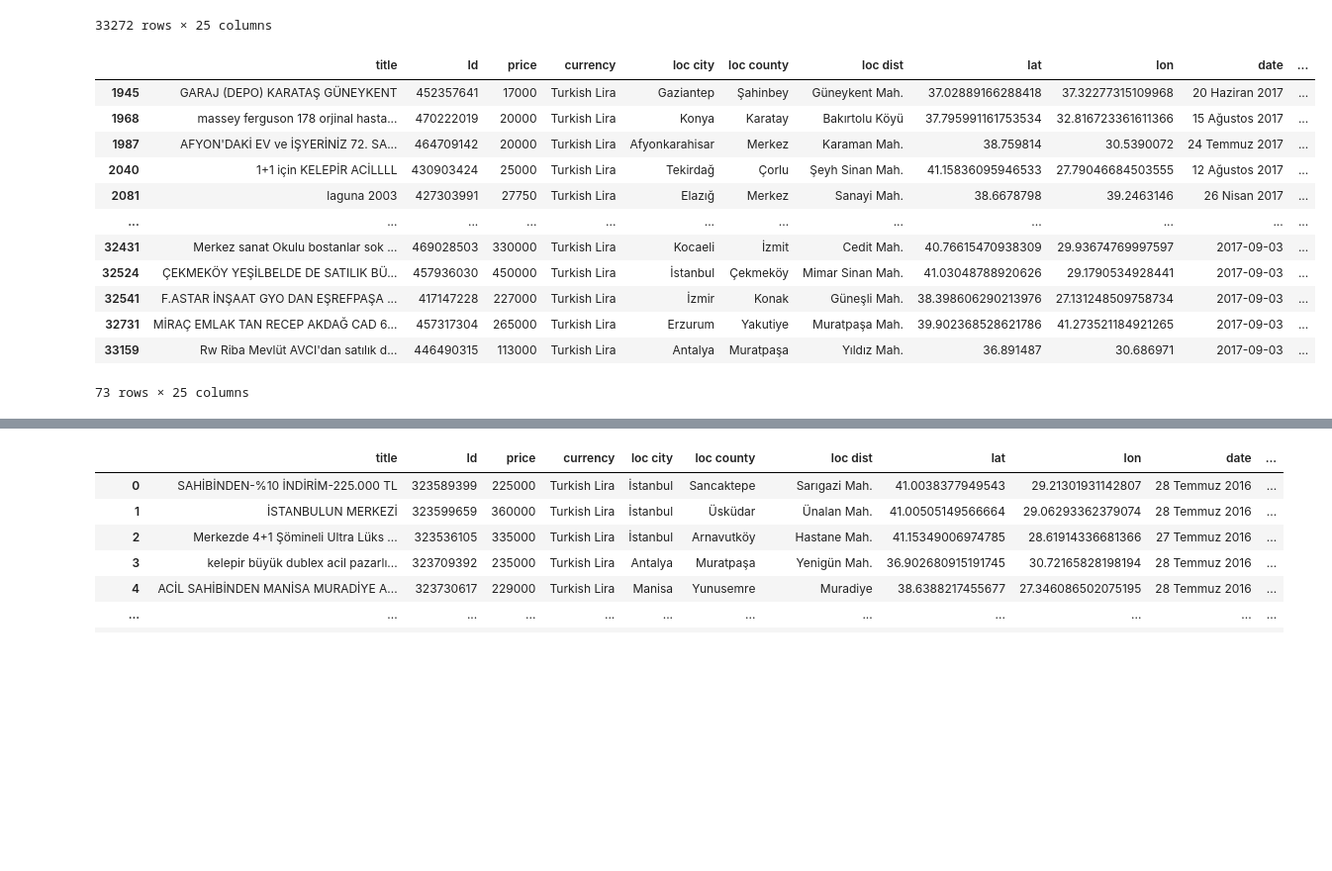
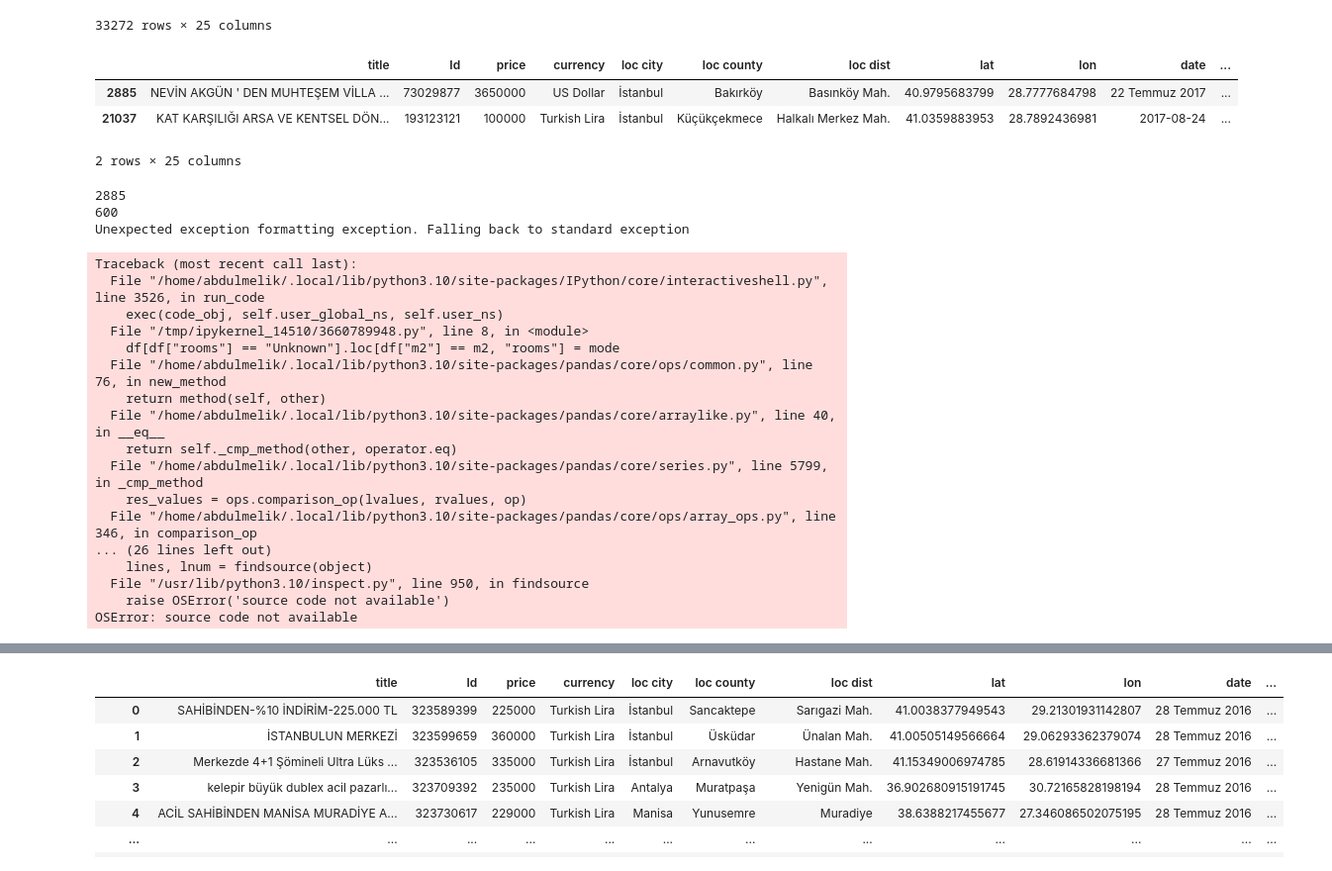
Before and after one commit to hudayiasik/data-mining-project, a Jupyter notebook: main.ipynb, the cells around one changed output, grey strips where cells are left out. Shown at 99% size. Saved outputs shown, nothing was run; the diff lists cells and outputs as text; code cells hidden in the pictures; blank space fills up the shorter version.

Commit message:
rooms has bug

```diff
--- a/main.ipynb
+++ b/main.ipynb
@@ -39,21 +39,41 @@ df
 # %%
 # Find rows where 'bath' column has null values
 null_bath_rows = df[df['bath'].isnull()]
 # null_bath_rows = df[df['bath'] == "None"]
 
 # Display the DataFrame with null values in the 'bath' column
-null_bath_rows
+null_bath_rows.isnull().count()
+df[df["rooms"] == "Unknown"]
 # %% [output]
 |  | title | Id | price | currency | loc city | loc county | loc dist | lat | lon | date | ... |
-| 1945 | GARAJ (DEPO) KARATAŞ GÜNEYKENT | 452357641 | 17000 | Turkish Lira | Gaziantep | Şahinbey | Güneykent Mah. | 37.02889166288418 | 37.32277315109968 | 20 Haziran 2017 | ... |
-| 1968 | massey ferguson 178 orjinal hasta... | 470222019 | 20000 | Turkish Lira | Konya | Karatay | Bakırtolu Köyü | 37.795991161753534 | 32.816723361611366 | 15 Ağustos 2017 | ... |
-| 1987 | AFYON'DAKİ EV ve İŞYERİNİZ 72. SA... | 464709142 | 20000 | Turkish Lira | Afyonkarahisar | Merkez | Karaman Mah. | 38.759814 | 30.5390072 | 24 Temmuz 2017 | ... |
-| 2040 | 1+1 için KELEPİR ACİLLLL | 430903424 | 25000 | Turkish Lira | Tekirdağ | Çorlu | Şeyh Sinan Mah. | 41.15836095946533 | 27.79046684503555 | 12 Ağustos 2017 | ... |
-| 2081 | laguna 2003 | 427303991 | 27750 | Turkish Lira | Elazığ | Merkez | Sanayi Mah. | 38.6678798 | 39.2463146 | 26 Nisan 2017 | ... |
-| ... | ... | ... | ... | ... | ... | ... | ... | ... | ... | ... | ... |
-| 32431 | Merkez sanat Okulu bostanlar sok ... | 469028503 | 330000 | Turkish Lira | Kocaeli | İzmit | Cedit Mah. | 40.76615470938309 | 29.93674769997597 | 2017-09-03 | ... |
-| 32524 | ÇEKMEKÖY YEŞİLBELDE DE SATILIK BÜ... | 457936030 | 450000 | Turkish Lira | İstanbul | Çekmeköy | Mimar Sinan Mah. | 41.03048788920626 | 29.1790534928441 | 2017-09-03 | ... |
-| 32541 | F.ASTAR İNŞAAT GYO DAN EŞREFPAŞA ... | 417147228 | 227000 | Turkish Lira | İzmir | Konak | Güneşli Mah. | 38.398606290213976 | 27.131248509758734 | 2017-09-03 | ... |
-| 32731 | MİRAÇ EMLAK TAN RECEP AKDAĞ CAD 6... | 457317304 | 265000 | Turkish Lira | Erzurum | Yakutiye | Muratpaşa Mah. | 39.902368528621786 | 41.273521184921265 | 2017-09-03 | ... |
-| 33159 | Rw Riba Mevlüt AVCI'dan satılık d... | 446490315 | 113000 | Turkish Lira | Antalya | Muratpaşa | Yıldız Mah. | 36.891487 | 30.686971 | 2017-09-03 | ... |
+| 2885 | NEVİN AKGÜN ' DEN MUHTEŞEM VİLLA ... | 73029877 | 3650000 | US Dollar | İstanbul | Bakırköy | Basınköy Mah. | 40.9795683799 | 28.7777684798 | 22 Temmuz 2017 | ... |
+| 21037 | KAT KARŞILIĞI ARSA VE KENTSEL DÖN... | 193123121 | 100000 | Turkish Lira | İstanbul | Küçükçekmece | Halkalı Merkez Mah. | 41.0359883953 | 28.7892436981 | 2017-08-24 | ... |
-73 rows × 25 columns
+2 rows × 25 columns
+# %%
+for i in df[df["rooms"] == "Unknown"].index:
+    m2 = df.iloc[i]["m2"]
+
+    mode = df[df['m2'] == m2]["rooms"].mode()
+    df.at[i, "rooms"] = mode
+    df[df["rooms"] == "Unknown"].loc[df["m2"] == m2, "rooms"] = mode
+# %% [output]
+2885
+600
+Unexpected exception formatting exception. Falling back to standard exception
+Traceback (most recent call last):
+  File "/home/abdulmelik/.local/lib/python3.10/site-packages/IPython/core/interactiveshell.py", line 3526, in run_code
+    exec(code_obj, self.user_global_ns, self.user_ns)
+  File "/tmp/ipykernel_14510/3660789948.py", line 8, in <module>
+    df[df["rooms"] == "Unknown"].loc[df["m2"] == m2, "rooms"] = mode
+  File "/home/abdulmelik/.local/lib/python3.10/site-packages/pandas/core/ops/common.py", line 76, in new_method
+    return method(self, other)
+  File "/home/abdulmelik/.local/lib/python3.10/site-packages/pandas/core/arraylike.py", line 40, in __eq__
+    return self._cmp_method(other, operator.eq)
+  File "/home/abdulmelik/.local/lib/python3.10/site-packages/pandas/core/series.py", line 5799, in _cmp_method
+    res_values = ops.comparison_op(lvalues, rvalues, op)
+  File "/home/abdulmelik/.local/lib/python3.10/site-packages/pandas/core/ops/array_ops.py", line 346, in comparison_op
+... (26 lines left out)
+    lines, lnum = findsource(object)
+  File "/usr/lib/python3.10/inspect.py", line 950, in findsource
+    raise OSError('source code not available')
+OSError: source code not available
```
Also changed, not shown: parts of 16 cells of this notebook.
